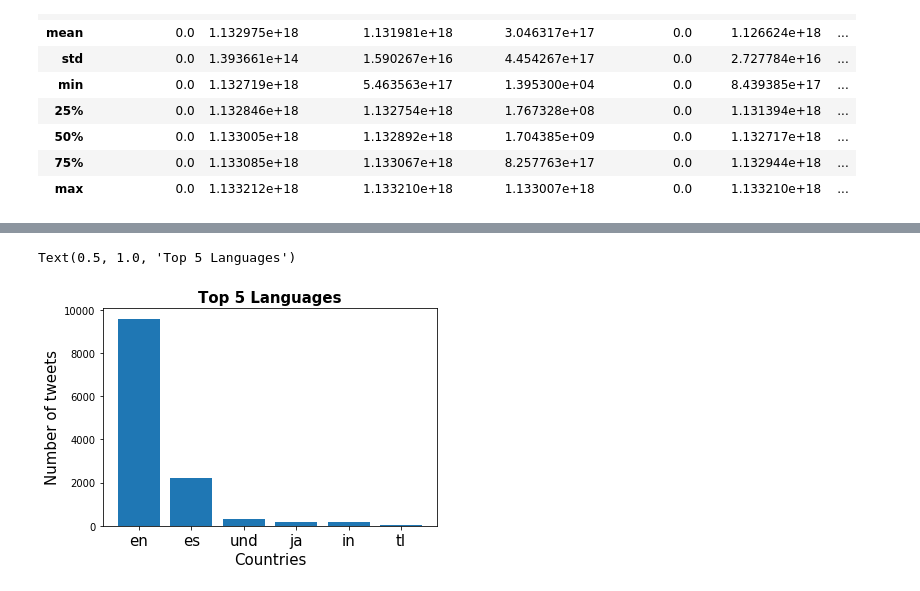
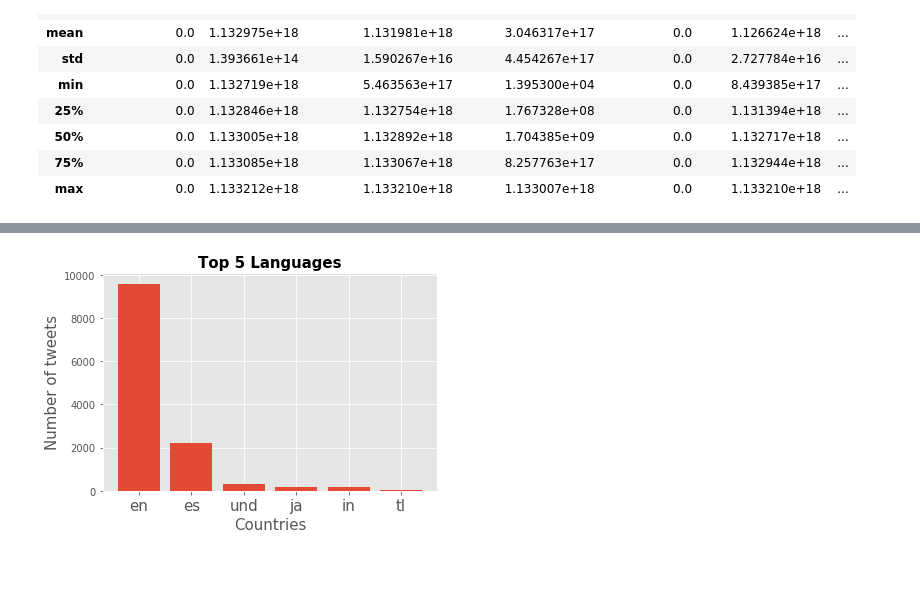
Before and after one commit to vinhttran/fad_diets, a Jupyter notebook: test_code.ipynb, the cells around one changed output, grey strips where cells are left out. Drawn from its saved outputs; the diff is of its cells as text; code cells hidden in the pictures.

```diff
--- a/test_code.ipynb
+++ b/test_code.ipynb
@@ -1,6 +1,11 @@
 # %%
+%matplotlib inline
+
 import json
 import pandas as pd
-import numpy as np
+import scipy as sp
+import scipy.stats as stats
 import matplotlib.pyplot as plt
+
+plt.style.use('ggplot')
 # %%
@@ -18,8 +13,9 @@ import matplotlib.pyplot as plt
 # %%
-tweets_data_path = 'twitter_data_2.txt'
+#Read in data
+tweets_data_path = 'twitter_data.txt'
 
 tweets_data = []
-location_data = []
+words = []
 tweets_file = open(tweets_data_path, "r")
 for line in tweets_file:
     try:
@@ -181,4 +243,5 @@ Name: place, dtype: object
 # %%
-#explore countries
+#explore Languages
 tweets_by_lang = pd_tweets['lang'].value_counts().reset_index()
-tweets_by_lang_top5 = tweets_by_lang[tweets_by_lang['lang']>59]
+tweets_by_lang = tweets_by_lang[tweets_by_lang['lang']>59]
+tweets_by_lang
@@ -185,12 +256,12 @@ tweets_by_lang_top5 = tweets_by_lang[tweets_by_lang['lang']>59]
 # %%
 fig, ax = plt.subplots()
-ax.bar(tweets_by_lang_top5['index'], tweets_by_lang_top5['lang'])
+ax.bar(tweets_by_lang['index'], tweets_by_lang['lang'])
 ax.tick_params(axis='x', labelsize=15)
 ax.tick_params(axis='y', labelsize=10)
 ax.set_xlabel('Countries', fontsize=15)
 ax.set_ylabel('Number of tweets' , fontsize=15)
 ax.set_title('Top 5 Languages', fontsize=15, fontweight='bold')
+fig.savefig('images/top5languages.png')
 # %% [output]
-Text(0.5, 1.0, 'Top 5 Languages')
-[figure, old version]
+[figure, new version]
 # %%
```
Also changed, not shown: parts of 134 cells of this notebook, 28 other files.
